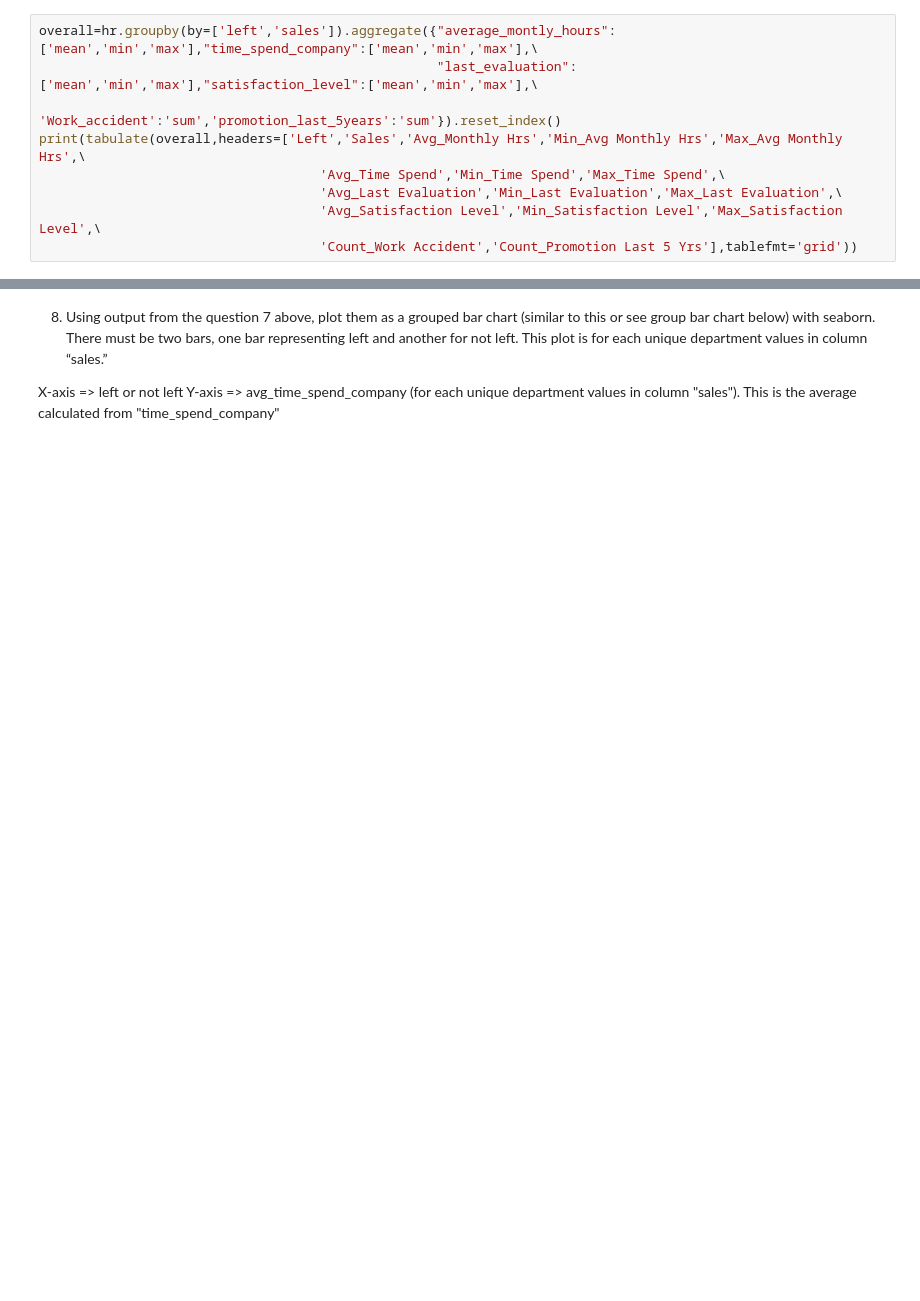
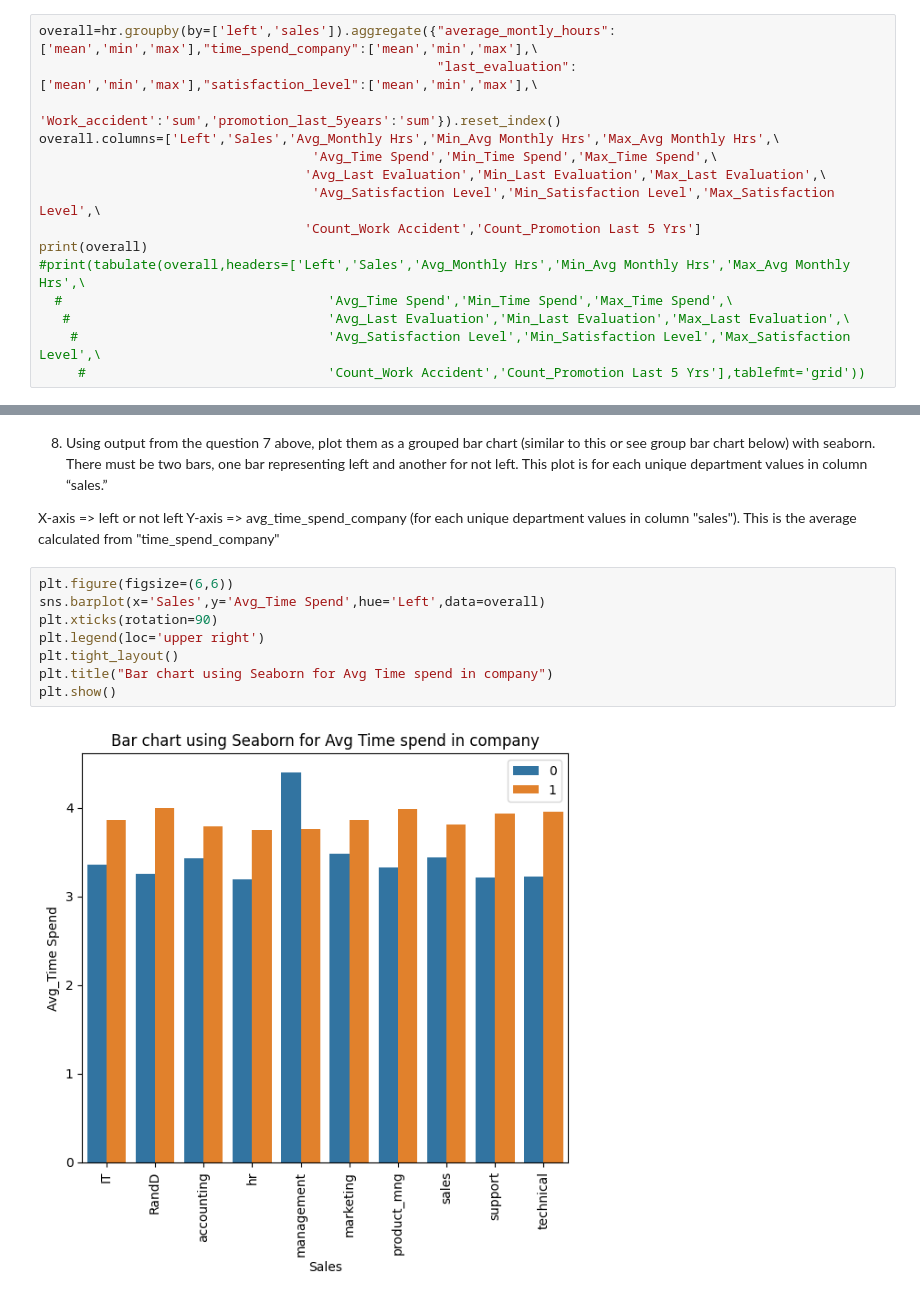
Before and after one commit to VidhyaKishor27/Pythonbasic, a Jupyter notebook: Miniproject_3_HR.ipynb, the cells around one changed output, grey strips where cells are left out. Drawn from its saved outputs; the diff is of its cells as text; blank space fills up the shorter version.

```diff
--- a/Miniproject_3_HR.ipynb
+++ b/Miniproject_3_HR.ipynb
@@ -189,9 +191,15 @@ left,sales,avg_time_spend_company,avg_average_monthly_hours,min_time_spend_compa
 overall=hr.groupby(by=['left','sales']).aggregate({"average_montly_hours":['mean','min','max'],"time_spend_company":['mean','min','max'],\
                                                    "last_evaluation":['mean','min','max'],"satisfaction_level":['mean','min','max'],\
                                                    'Work_accident':'sum','promotion_last_5years':'sum'}).reset_index()
-print(tabulate(overall,headers=['Left','Sales','Avg_Monthly Hrs','Min_Avg Monthly Hrs','Max_Avg Monthly Hrs',\
-                                    'Avg_Time Spend','Min_Time Spend','Max_Time Spend',\
-                                    'Avg_Last Evaluation','Min_Last Evaluation','Max_Last Evaluation',\
-                                    'Avg_Satisfaction Level','Min_Satisfaction Level','Max_Satisfaction Level',\
-                                    'Count_Work Accident','Count_Promotion Last 5 Yrs'],tablefmt='grid'))
+overall.columns=['Left','Sales','Avg_Monthly Hrs','Min_Avg Monthly Hrs','Max_Avg Monthly Hrs',\
+                                   'Avg_Time Spend','Min_Time Spend','Max_Time Spend',\
+                                  'Avg_Last Evaluation','Min_Last Evaluation','Max_Last Evaluation',\
+                                   'Avg_Satisfaction Level','Min_Satisfaction Level','Max_Satisfaction Level',\
+                                  'Count_Work Accident','Count_Promotion Last 5 Yrs']
+print(overall)
+#print(tabulate(overall,headers=['Left','Sales','Avg_Monthly Hrs','Min_Avg Monthly Hrs','Max_Avg Monthly Hrs',\
+  #                                  'Avg_Time Spend','Min_Time Spend','Max_Time Spend',\
+   #                                 'Avg_Last Evaluation','Min_Last Evaluation','Max_Last Evaluation',\
+    #                                'Avg_Satisfaction Level','Min_Satisfaction Level','Max_Satisfaction Level',\
+     #                               'Count_Work Accident','Count_Promotion Last 5 Yrs'],tablefmt='grid'))
 # %% [output]
@@ -217,3 +225,13 @@ print(tabulate(overall,headers=['Left','Sales','Avg_Monthly Hrs','Min_Avg Monthl
 
 X-axis => left or not left
 Y-axis => avg_time_spend_company (for each unique department values in column "sales"). This is the average calculated from "time_spend_company"
+# %%
+plt.figure(figsize=(6,6))
+sns.barplot(x='Sales',y='Avg_Time Spend',hue='Left',data=overall)
+plt.xticks(rotation=90)
+plt.legend(loc='upper right')
+plt.tight_layout()
+plt.title("Bar chart using Seaborn for Avg Time spend in company")
+plt.show()
+# %% [output]
+[figure, added]
```
Also changed, not shown: parts of 2 cells of this notebook.
